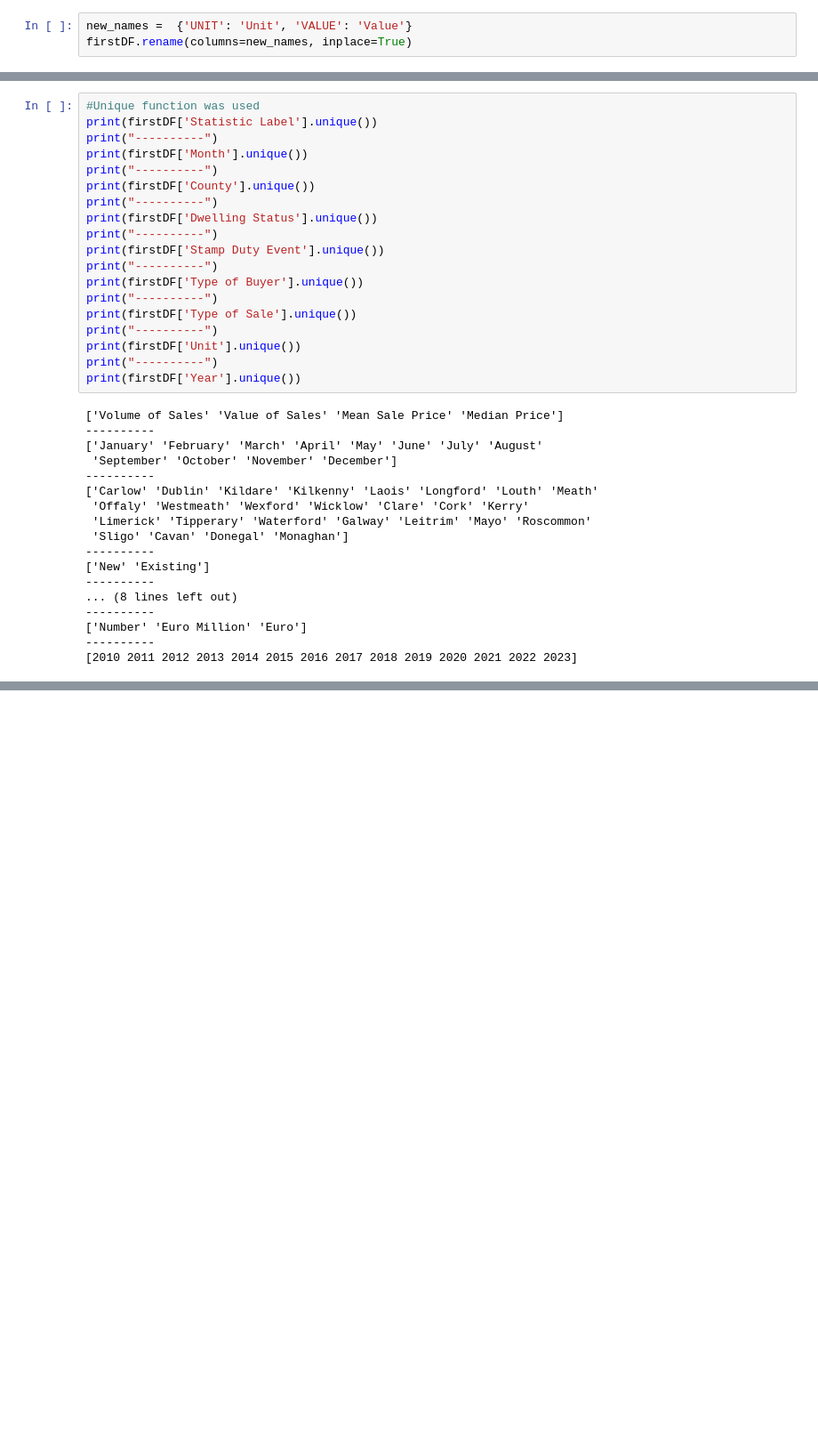
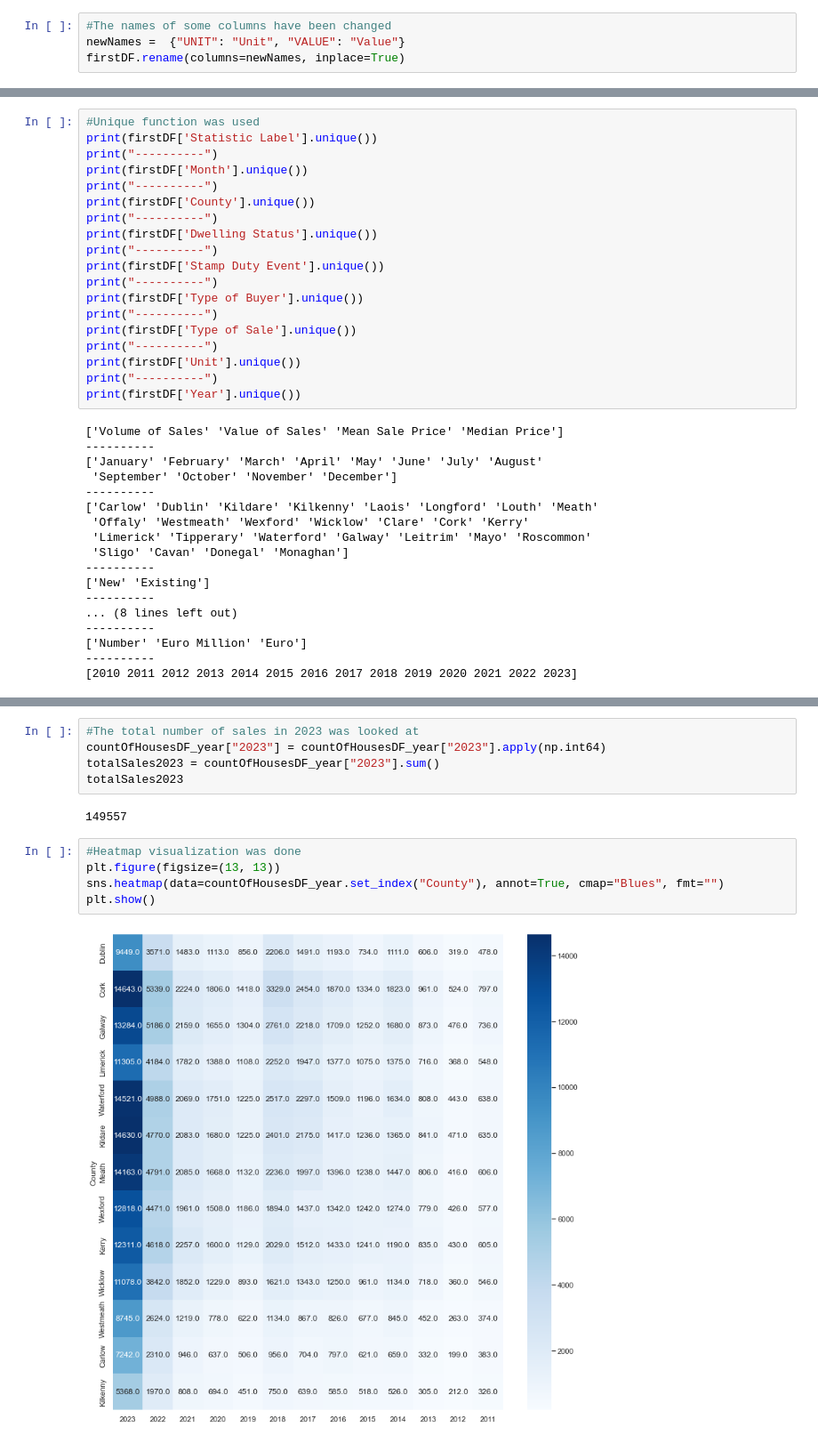
Before and after one commit to batucimenn/residentialDwellingPropertyTransactions, a Jupyter notebook: project.ipynb, the cells around one changed output, grey strips where cells are left out. Shown at 89% size. Drawn from its saved outputs; the diff is of its cells as text; blank space fills up the shorter version.

```diff
--- a/project.ipynb
+++ b/project.ipynb
@@ -34,7 +57,8 @@ firstDF.tail(5)
 | 682238 | Median Price | 2023 August | Monaghan | Existing | Executions | Non-Household Buyer | Market | ... |
 | 682239 | Median Price | 2023 August | Monaghan | Existing | Executions | Non-Household Buyer | Non-Market | ... |
 # %%
-new_names =  {'UNIT': 'Unit', 'VALUE': 'Value'}
-firstDF.rename(columns=new_names, inplace=True)
+#The names of some columns have been changed
+newNames =  {"UNIT": "Unit", "VALUE": "Value"}
+firstDF.rename(columns=newNames, inplace=True)
 # %%
 #To provide clearer data, division was made in the months column
@@ -310,0 +429,14 @@ numberOfHousesDF
+# %%
+#The total number of sales in 2023 was looked at
+countOfHousesDF_year["2023"] = countOfHousesDF_year["2023"].apply(np.int64)
+totalSales2023 = countOfHousesDF_year["2023"].sum()
+totalSales2023
+# %% [output]
+149557
+# %%
+#Heatmap visualization was done
+plt.figure(figsize=(13, 13))
+sns.heatmap(data=countOfHousesDF_year.set_index("County"), annot=True, cmap="Blues", fmt="")
+plt.show()
+# %% [output]
+[figure, added]
```
Also changed, not shown: parts of 24 cells of this notebook.
